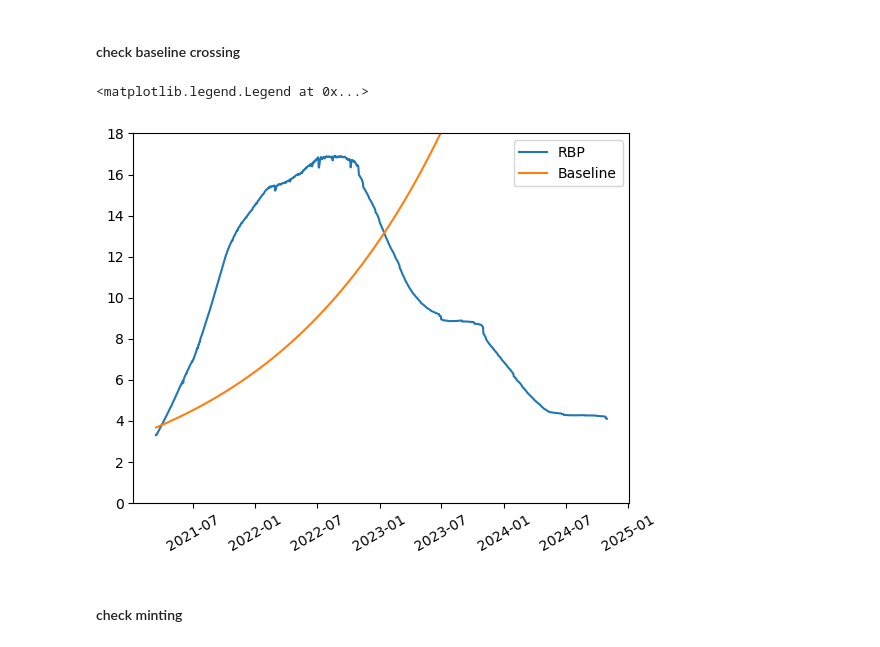
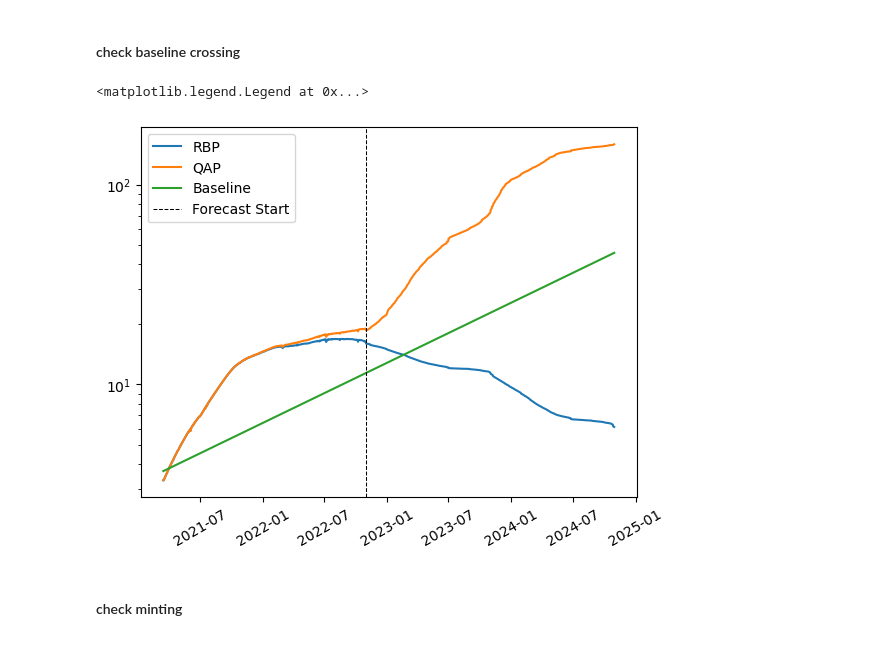
Before and after one commit to protocol/filecoin-mecha-twin, a Jupyter notebook: notebooks/time_dependent_powerforecast_inputs.ipynb, the cells around one changed output. Drawn from its saved outputs; the diff is of its cells as text; code cells hidden in the pictures.

Commit message:
adding notebook integrating mcmc-forecasting of parameters needed for power prediction

```diff
--- a/notebooks/time_dependent_powerforecast_inputs.ipynb
+++ b/notebooks/time_dependent_powerforecast_inputs.ipynb
@@ -241,10 +272,10 @@ df_renewal_rate_orig = pd.read_csv('../../CryptoEconLab/notebooks/baseline_cross
 df_renewal_rate = df_renewal_rate_orig.copy()
 df_renewal_rate = df_renewal_rate[df_renewal_rate.stateTime <= str(current_date)]
 
-y_train_extend = jnp.array(df_renewal_rate['Extend'].values)
+y_train_extend = jnp.array(df_renewal_rate['Extend'].values)[-num_days_train:]
 
 kernel = NUTS(sgt)
-mcmc = MCMC(kernel, num_warmup=1000, num_samples=1000, num_chains=2)
+mcmc = MCMC(kernel, num_warmup=num_warmup_mcmc, num_samples=num_samples_mcmc, num_chains=2)
 mcmc.run(random.PRNGKey(0), y_train_extend, seasonality=1000)
 mcmc.print_summary()
 samples = mcmc.get_samples()
@@ -258,7 +289,7 @@ hpd_low_extend, hpd_high_extend = hpdi(forecast_extend)
 
 y_train_expire = jnp.array(df_renewal_rate['Expired'].values)
 kernel = NUTS(sgt)
-mcmc = MCMC(kernel, num_warmup=1000, num_samples=1000, num_chains=2)
+mcmc = MCMC(kernel, num_warmup=num_warmup_mcmc, num_samples=num_samples_mcmc, num_chains=2)
 mcmc.run(random.PRNGKey(0), y_train_expire, seasonality=1000)
 mcmc.print_summary()
 samples = mcmc.get_samples()
@@ -269,6 +300,3 @@ forecast_expire = predictive(random.PRNGKey(1), y_train_expire, seasonality=1000
 ]
 y_pred_expire = jnp.median(forecast_expire, axis=0)
 hpd_low_expire, hpd_high_expire = hpdi(forecast_expire)
-
-renewal_dist = forecast_extend / (forecast_extend + forecast_expire)
-y_pred_renewal = jnp.median(renewal_dist, axis=0)
@@ -303,12 +372,12 @@ df_deals = df_deals_orig.copy()
 df_deals['deals_onboard'] = df_deals['New Active Deal'] / 1024
 df_deals = df_deals[df_deals.stateTime <= str(current_date)]
 
-y_train_deals = jnp.array(df_deals.deals_onboard.values)
+y_train_deals = jnp.array(df_deals.deals_onboard.values)[-num_days_train:]
 
 print(jnp.argsort(autocorrelation(y_train))[::-1])
 
 kernel = NUTS(sgt)
-mcmc = MCMC(kernel, num_warmup=1000, num_samples=1000, num_chains=2)
+mcmc = MCMC(kernel, num_warmup=num_warmup_mcmc, num_samples=num_samples_mcmc, num_chains=2)
 mcmc.run(random.PRNGKey(0), y_train_deals, seasonality=1000)
 mcmc.print_summary()
 samples = mcmc.get_samples()
@@ -320,5 +424,5 @@ deal_onboard_dist = predictive(random.PRNGKey(1), y_train_deals, seasonality=100
 # %%
 fil_plus_rate_dist = deal_onboard_dist / rawbyte_onboard_dist
-fil_plus_rate_pred = jnp.median(fil_plus_rate_dist, axis=0)
+y_fil_plus_rate_pred = jnp.median(fil_plus_rate_dist, axis=0)
 plt.plot(fil_plus_rate_pred)
 plt.title('future fil_plus_rate median'); plt.xlabel('days')
@@ -325,24 +432,28 @@ plt.title('future fil_plus_rate median'); plt.xlabel('days')
 # %% [markdown]
 ### Setup inputs to the power forecasting module
 # %%
-use_static = True
+use_static = False
 duration = 360
+
+sector_expirations_df = query_starboard_sector_expirations(start_date, current_date)
+historical_renewal_rate = sector_expirations_df['extended_rb'] / (sector_expirations_df['extended_rb'] + sector_expirations_df['expired_rb'] + sector_expirations_df['open_rb'])
+historical_renewal_rate = historical_renewal_rate.values
+
 if use_static:
-    sector_expirations_df = query_starboard_sector_expirations(start_date, current_date)
-
     # Renewal rate must now be a vector the length of the simulation
-    end_day - start_day
-    historical_renewal_rate = sector_expirations_df['extended_rb'] / (sector_expirations_df['extended_rb'] + sector_expirations_df['expired_rb'] + sector_expirations_df['open_rb'])
-    historical_renewal_rate = historical_renewal_rate.values
     future_renewal_rate_val = historical_renewal_rate[-1]
-    # future_renewal_rate_val = 1 # 0. Test extreme values for intuition
     future_renewal_rate = np.repeat(future_renewal_rate_val,
                                     (end_day - start_day) - len(historical_renewal_rate))
-
-    renewal_rate_vec_pred = future_renewal_rate
+    renewal_rate_vec_pred = future_renewal_rate  # change this value to test intuitions
     renewal_rate_vec = np.concatenate([historical_renewal_rate,future_renewal_rate])
     rb_onboard_power_pred = 12.0
     fil_plus_rate_pred = 0.098
+
+    # overwrite stuff for isolating effects!
+#     renewal_rate_vec_pred = y_pred_renewal
+#     renewal_rate_vec = np.concatenate([historical_renewal_rate,renewal_rate_vec_pred])
+#     rb_onboard_power_pred = y_pred_rb_onboard_power
+#     fil_plus_rate_pred = y_fil_plus_rate_pred
 else:
     # setup prediction vectors
     renewal_rate_vec_pred = y_pred_renewal
@@ -352,4 +463,5 @@ else:
     # but should be fixed.
 
     rb_onboard_power_pred = y_pred_rb_onboard_power
+    fil_plus_rate_pred = y_fil_plus_rate_pred
 # %%
@@ -498,26 +612,29 @@ plt.show()
 # %%
 # BASELINE_B0 = 2.88888888 # should be this
 BASELINE_B0 = 2.7636 # this value is required to match sentinel
 BASELINE_R = np.log(2) / (2880*365) # 1_051_200 in eopchs
 EPOCH_PER_DAY = 2880
 def baseline_storage(epoch: float)->float:
     return BASELINE_B0 * np.exp(BASELINE_R * epoch)
 
 # rewards_df.new_baseline_power.pipe(lambda x : x / (2**60)).plot()
 # plt.plot(power_df.date, power_df.total_raw_power_eib)
 # plt.plot(mint_df.date, baseline_storage(mint_df.days * EPOCH_PER_DAY))
 # plt.xticks(rotation=30);
 # plt.ylim(0,18)
 plt.plot(power_df.date, power_df.total_raw_power_eib, label='RBP')
+plt.plot(power_df.date, power_df.total_qa_power_eib, label='QAP')
 plt.plot(mint_df.date, baseline_storage(mint_df.days * EPOCH_PER_DAY), label='Baseline')
+plt.axvline(current_date, color='black', linestyle='--', lw=0.75, label='Forecast Start')
 plt.xticks(rotation=30)
-plt.ylim(0,18)
+# plt.ylim(0,18)
+plt.yscale('log')
 plt.legend()
 
 # np.sum(rewards_df.new_baseline_power.pipe(lambda x : x / (2**60)).values[:500]-baseline_storage(mint_df.days * EPOCH_PER_DAY).values[:500])
 # %% [output]
 <matplotlib.legend.Legend at 0x...>
-[figure, old version]
+[figure, new version]
 # %% [markdown]
 #### check minting
 # %%
```
Also changed, not shown: parts of 20 cells of this notebook.
